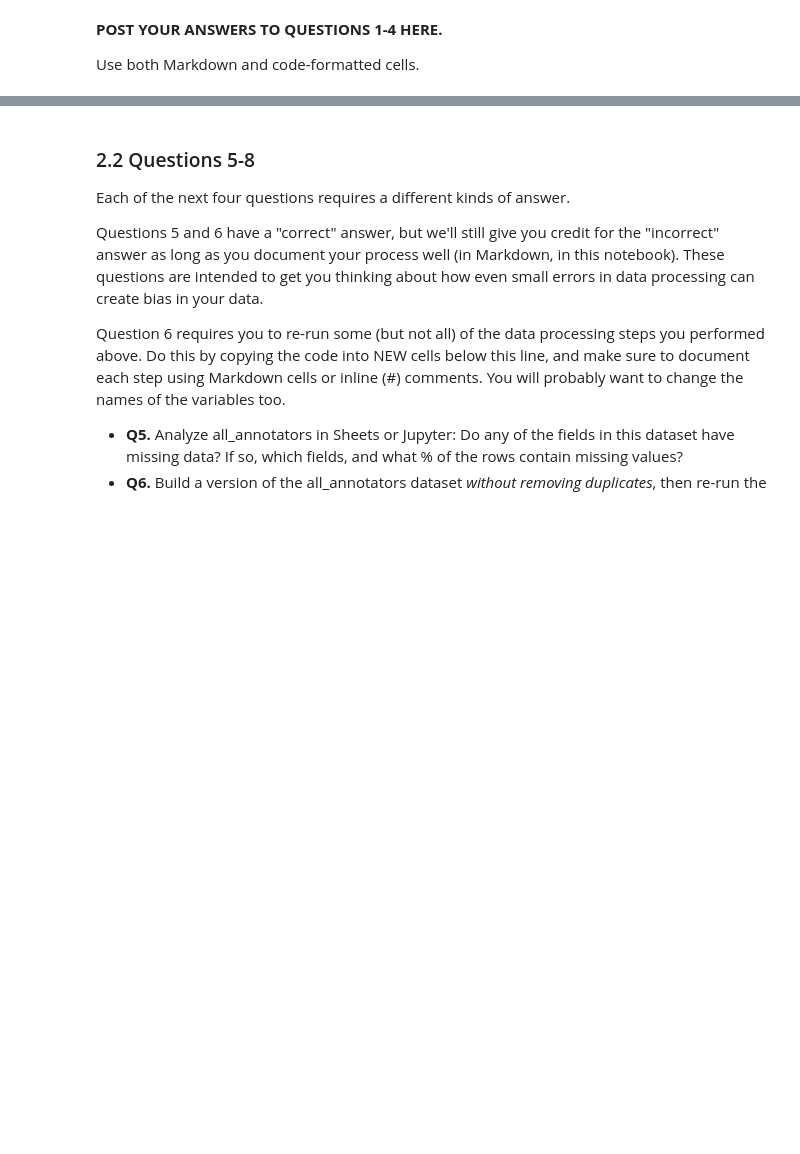
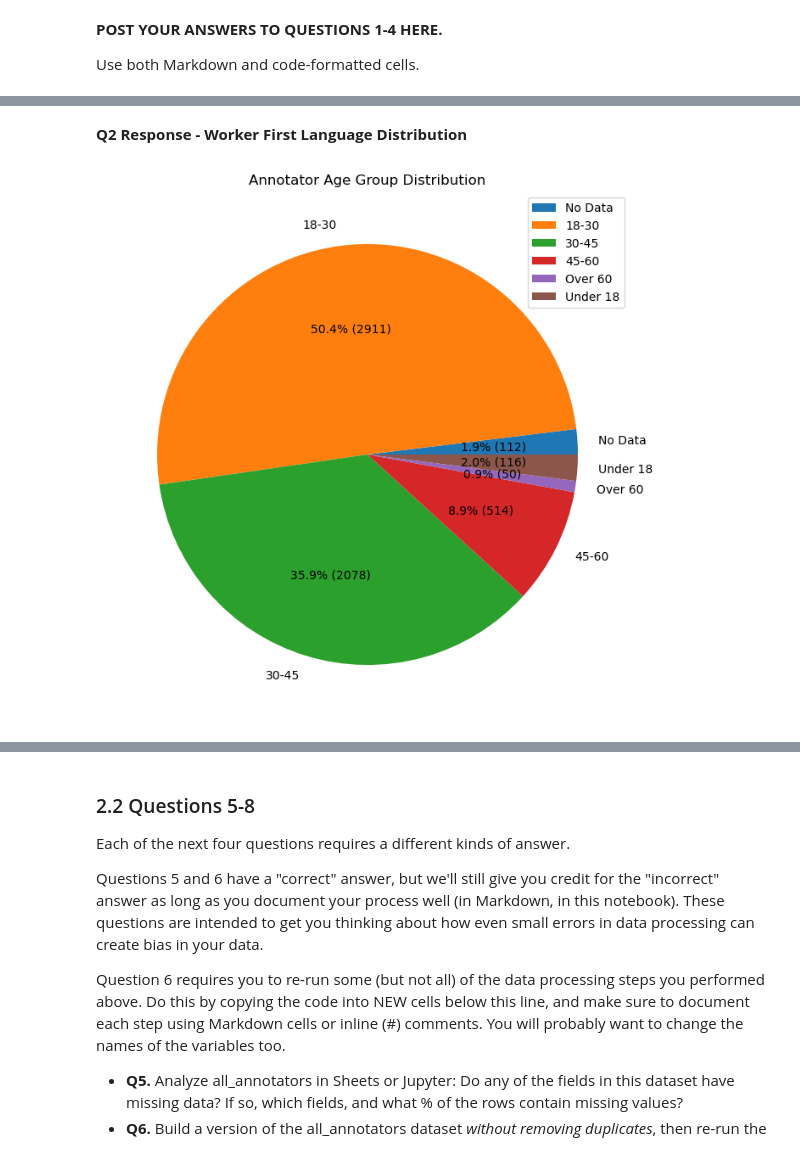
Before and after one commit to linvariel/hcde-410, a Jupyter notebook: A2/hcde410-a2.ipynb, the cells around one changed output, grey strips where cells are left out. Drawn from its saved outputs; the diff is of its cells as text; code cells hidden in the pictures; blank space fills up the shorter version.

```diff
--- a/A2/hcde410-a2.ipynb
+++ b/A2/hcde410-a2.ipynb
@@ -535,0 +499,51 @@ plt.show()
+# %% [markdown]
+**Q2 Response - Worker First Language Distribution**
+# %%
+# AGE GROUP DISTRIBUTION
+age_groups = list(sorted(set(all_annotators_df['age_group'])))
+# print(age_groups)
+
+# distribution_list(df) and string index
+# given a df pandas DataFrame with specified column, returns list of int counts of unique values
+# in the column.
+def distribution_list (df, index):
+    vals = list(sorted(set(df[index])))
+    # # updates empty
+    # for i in range(len(vals)):
+    #     if vals[i] == '':
+    #         vals[i] = 'No Data'
+
+    counts = [0] * len(vals)
+    # go through counts and update values
+    for i in range(len(counts)):
+        # print(vals[i])
+        counts[i] = df[df[index] == vals[i]].shape[0]
+
+    return counts
+
+vals = age_groups
+# updates empty value to give a more understandable label
+for i in range(len(vals)):
+    if vals[i] == '':
+        vals[i] = 'No Data'
+
+age_group_counts = distribution_list(all_annotators_df, 'age_group')
+
+ages_df = pd.DataFrame({
+    'Annotator Age Group': vals,
+    'Distribution': age_group_counts
+})
+
+ages_df.plot(
+    kind='pie',
+    y='Distribution',
+    labels=ages_df['Annotator Age Group'],
+    autopct= lambda pct: f'{pct:.1f}% ({int(round(pct * ages_df['Distribution'].sum() / 100))})',
+    figsize=(8, 11),
+)
+
+plt.title('Annotator Age Group Distribution')
+plt.ylabel('')
+plt.show()
+# %% [output]
+[figure, added]
```
Also changed, not shown: parts of 7 cells of this notebook.
